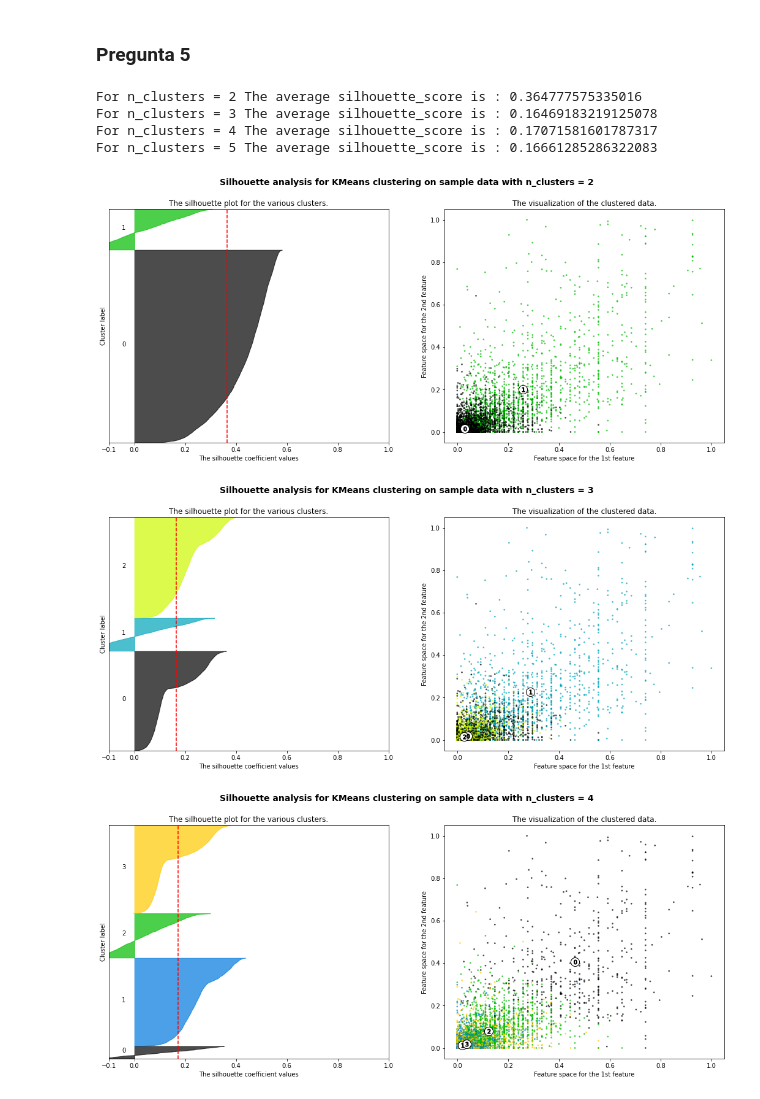
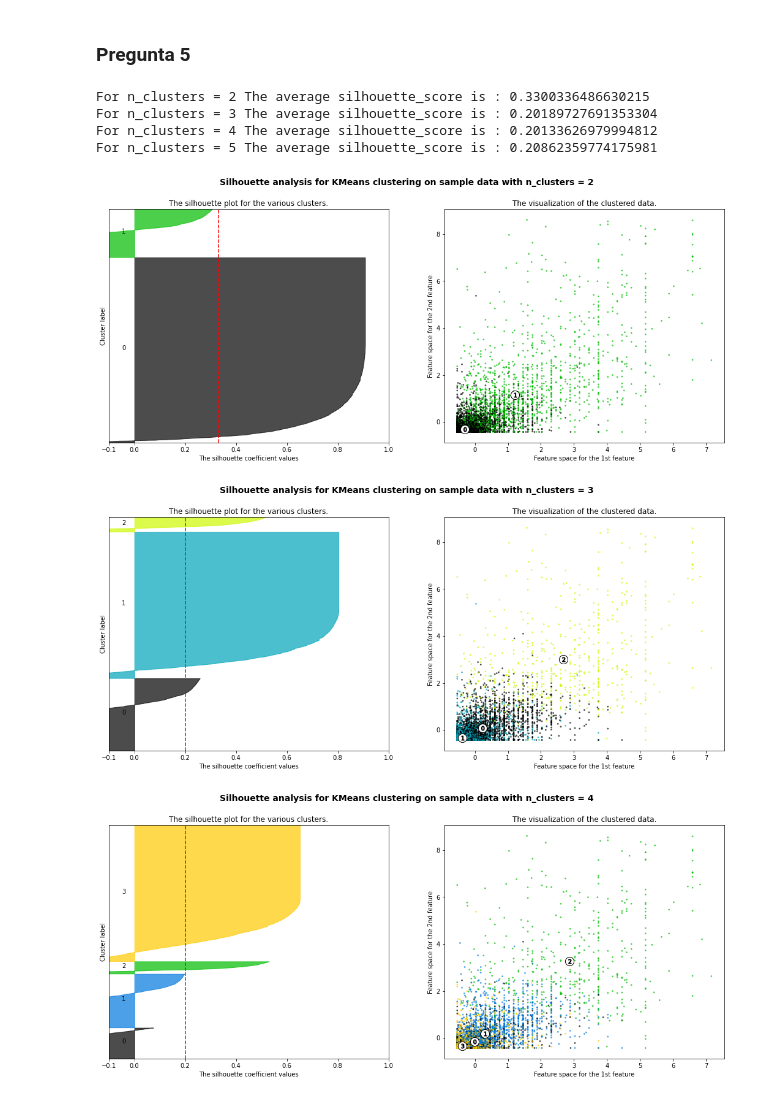
Before and after one commit to andreamalin/HDT2_Mineria, a Jupyter notebook: hdt2.ipynb, the cells around one changed output. Cells and saved outputs as stored; diff of their text form; code cells hidden in the pictures.

```diff
--- a/hdt2.ipynb
+++ b/hdt2.ipynb
@@ -113,0 +99,12 @@ plt.show()
+# %%
+kmeans_cluster = KMeans(n_clusters=2)
+kmeans_cluster.fit(X_scale)
+kmeans_result = kmeans_cluster.predict(X_scale)
+
+# Plot
+plt.scatter(X_scale[kmeans_result == 0, 0], X_scale[kmeans_result == 0, 1], s = 100, c = 'red', label = "Cluster 1")
+plt.scatter(X_scale[kmeans_result == 1, 0], X_scale[kmeans_result == 1, 1], s = 100, c = 'blue', label = "Cluster 2")
+plt.scatter(kmeans_cluster.cluster_centers_[:,0], kmeans_cluster.cluster_centers_[:,1], s=300, c="yellow",marker="*", label="Centroides")
+plt.title("Methodo de K-Medias")
+plt.legend()
+plt.show()
@@ -135,12 +137,12 @@ for n_clusters in range(2, 6):
     fig.set_size_inches(18, 7)
 
     ax1.set_xlim([-0.1, 1])
-    ax1.set_ylim([0, len(normalized_variables) + (n_clusters + 1) * 10])
+    ax1.set_ylim([0, len(X_scale) + (n_clusters + 1) * 10])
 
     clusterer = KMeans(n_clusters=n_clusters, random_state=10)
-    cluster_labels = clusterer.fit_predict(normalized_variables)
+    cluster_labels = clusterer.fit_predict(X_scale)
 
-    silhouette_avg = silhouette_score(normalized_variables, cluster_labels)
+    silhouette_avg = silhouette_score(X_scale, cluster_labels)
     print(
         "For n_clusters =",
         n_clusters,
@@ -148,7 +150,7 @@ for n_clusters in range(2, 6):
         silhouette_avg,
     )
 
-    sample_silhouette_values = silhouette_samples(normalized_variables, cluster_labels)
+    sample_silhouette_values = silhouette_samples(variables, cluster_labels)
 
     y_lower = 10
     for i in range(n_clusters):
@@ -184,40 +186,40 @@ for n_clusters in range(2, 6):
 
     colors = cm.nipy_spectral(cluster_labels.astype(float) / n_clusters)
     ax2.scatter(
-       normalized_variables[:, 0], normalized_variables[:, 1], marker=".", s=30, lw=0, alpha=0.7, c=colors, edgecolor="k"
+       X_scale[:, 0], X_scale[:, 1], marker=".", s=30, lw=0, alpha=0.7, c=colors, edgecolor="k"
     )
 
     centers = clusterer.cluster_centers_
     ax2.scatter(
         centers[:, 0],
         centers[:, 1],
         marker="o",
         c="white",
         alpha=1,
         s=200,
         edgecolor="k",
     )
 
     for i, c in enumerate(centers):
         ax2.scatter(c[0], c[1], marker="$%d$" % i, alpha=1, s=50, edgecolor="k")
 
     ax2.set_title("The visualization of the clustered data.")
     ax2.set_xlabel("Feature space for the 1st feature")
     ax2.set_ylabel("Feature space for the 2nd feature")
 
     plt.suptitle(
         "Silhouette analysis for KMeans clustering on sample data with n_clusters = %d"
         % n_clusters,
         fontsize=14,
         fontweight="bold",
     )
 
 plt.show()
 # %% [output]
-For n_clusters = 2 The average silhouette_score is : 0.364777575335016
-For n_clusters = 3 The average silhouette_score is : 0.16469183219125078
-For n_clusters = 4 The average silhouette_score is : 0.17071581601787317
-For n_clusters = 5 The average silhouette_score is : 0.16661285286322083
+For n_clusters = 2 The average silhouette_score is : 0.3300336486630215
+For n_clusters = 3 The average silhouette_score is : 0.20189727691353304
+For n_clusters = 4 The average silhouette_score is : 0.20133626979994812
+For n_clusters = 5 The average silhouette_score is : 0.20862359774175981
-[figure, old version]
+[figure, new version]
-[figure, old version]
+[figure, new version]
-[figure, old version]
+[figure, new version]
```
Also changed, not shown: parts of 6 cells of this notebook, 1 other file.
